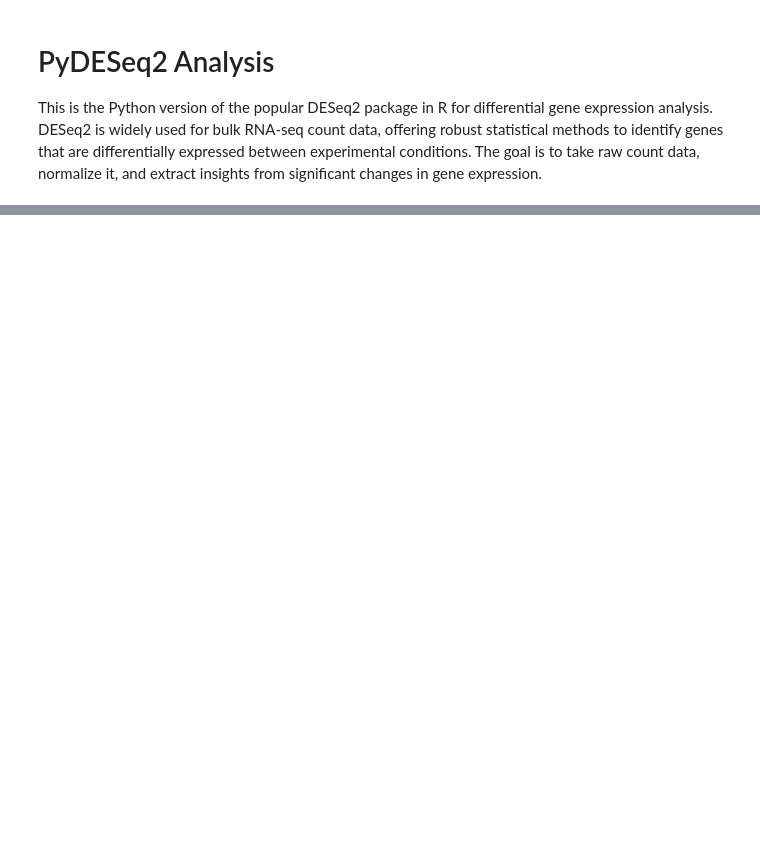
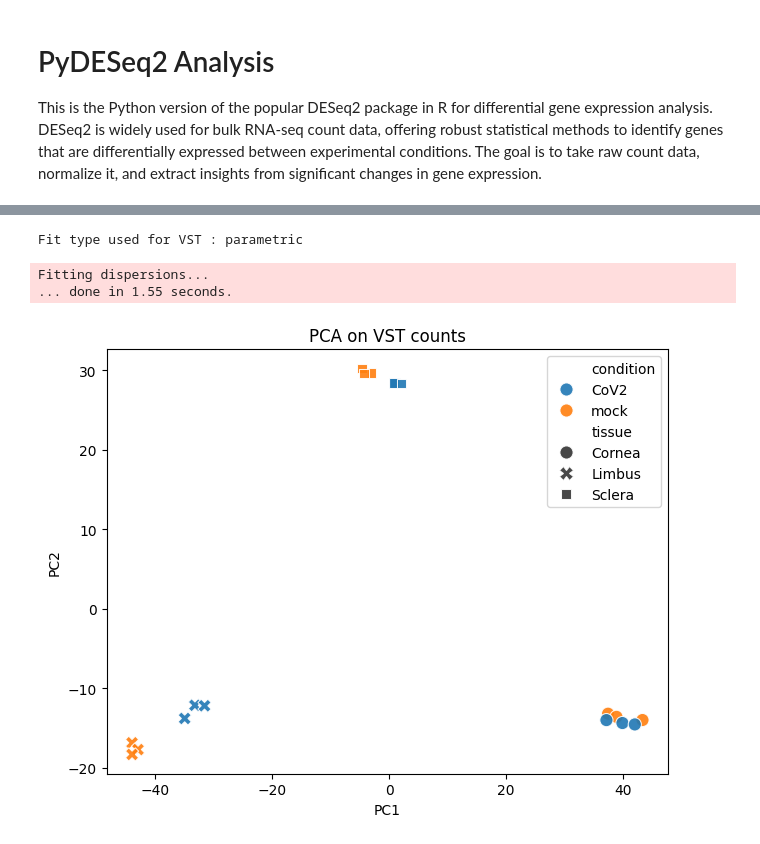
Before and after one commit to meshik/bioinformatics-code-hub, a Jupyter notebook: transcriptomics/bulk/DESeq2/py.ipynb, the cells around one changed output, grey strips where cells are left out. Saved outputs shown, nothing was run; the diff lists cells and outputs as text; code cells hidden in the pictures; blank space fills up the shorter version.

```diff
--- a/transcriptomics/bulk/DESeq2/py.ipynb
+++ b/transcriptomics/bulk/DESeq2/py.ipynb
@@ -25,0 +92,20 @@ counts.head()
+# %%
+from pydeseq2.dds import DeseqDataSet
+from pydeseq2.ds import DeseqStats
+
+# PyDESeq2 expects samples x genes → transpose
+counts_df = count_mat.T
+
+# Filter genes with at least 10 reads total (same as R)
+genes_to_keep = counts_df.columns[counts_df.sum(axis=0) >= 10]
+counts_df = counts_df[genes_to_keep]
+
+# Create and fit the dataset (controls for tissue + tests condition)
+dds = DeseqDataSet(
+    counts=counts_df,
+    metadata=sample_info,
+    design="~ tissue + condition",
+)
+dds.deseq2()  # fits size factors, dispersions, and LFCs
+
+print(dds)  # AnnData-like summary
@@ -25,0 +138,32 @@ counts.head()
+# %%
+# VST using the design (analog of blind=FALSE in DESeq2)
+dds.vst(use_design=True)
+vst_counts = pd.DataFrame(
+    dds.layers["vst_counts"],
+    index=dds.obs.index,           # samples
+    columns=dds.var.index,         # genes
+)
+
+# PCA plot
+from sklearn.decomposition import PCA
+import matplotlib.pyplot as plt
+import seaborn as sns
+
+pca = PCA(n_components=2, random_state=0)
+pcs = pca.fit_transform(vst_counts.values)
+pc_df = pd.DataFrame(pcs, columns=["PC1", "PC2"], index=vst_counts.index).join(sample_info)
+
+plt.figure(figsize=(6.5, 5.2))
+sns.scatterplot(
+    data=pc_df,
+    x="PC1", y="PC2",
+    hue="condition", style="tissue", s=90, alpha=0.9
+)
+plt.title("PCA on VST counts")
+plt.tight_layout()
+plt.show()
+# %% [output]
+Fit type used for VST : parametric
+Fitting dispersions...
+... done in 1.55 seconds.
+[figure, added]
```
Also changed, not shown: parts of 5 cells of this notebook.
